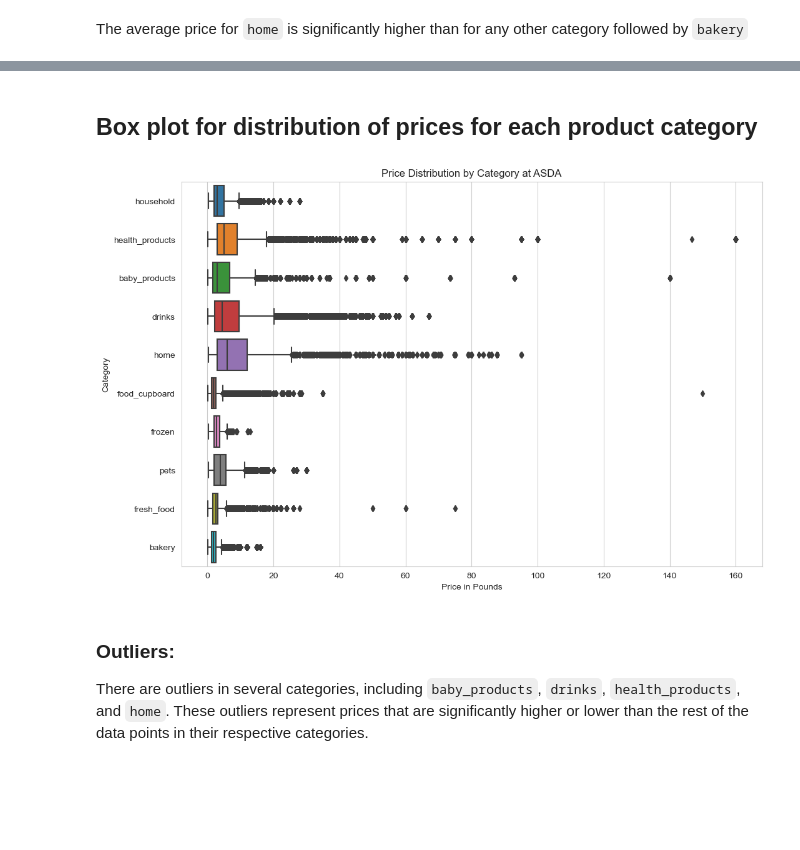
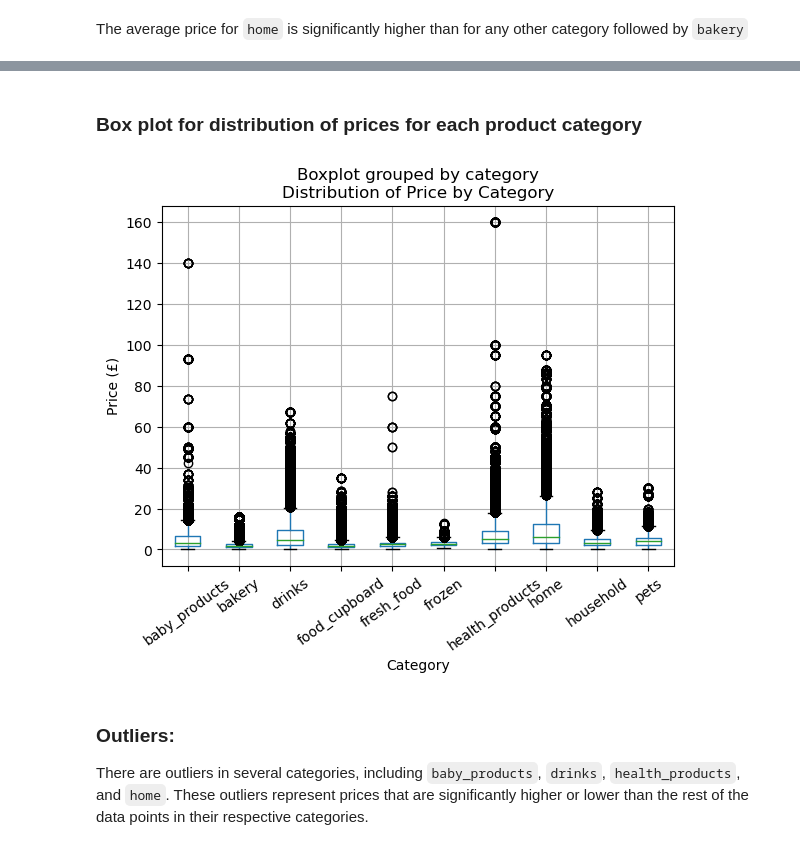
Before and after one commit to purvij07/Revenue-Prediction-Customer-Analytics-for-Supermarket-Data, a Jupyter notebook: code/Tesco_dataset.ipynb, the cells around one changed output, grey strips where cells are left out. Drawn from its saved outputs; the diff is of its cells as text; code cells hidden in the pictures; blank space fills up the shorter version.

```diff
--- a/code/Tesco_dataset.ipynb
+++ b/code/Tesco_dataset.ipynb
@@ -4,13 +4,8 @@
 import pandas as pd
 import numpy as np
 import seaborn as sns
-sns.set_style("whitegrid")
 import matplotlib.pyplot as plt
 %matplotlib inline
-
-import nltk
-from nltk.tokenize import word_tokenize
-from nltk.corpus import stopwords
 # %% [markdown]
 # Loading the "Tesco" supermarket data
 # %%
@@ -27,8 +22,7 @@ df_tesco.head()
 # Modifying the column names and changing the format of the date column
 # %%
 # changing the name of the columns
-df_tesco = df_tesco.rename(columns = {'prices_(£)' : 'prices_pounds' ,
-                                      'prices_unit_(£)' : 'per_unit_price'})
+df_tesco = df_tesco.rename(columns = {'prices_(¬£)' : 'prices_pounds' , 'prices_unit_(¬£)' : 'per_unit_price'})
 # %%
 # Correcting data types: Convert the 'date' column to datetime format
 df_tesco['date'] = pd.to_datetime(df_tesco['date'], format='%Y%m%d')
@@ -126,7 +120,7 @@ print(rows_starting_with_twix)
 ## Imputing the null value
 # %%
 # Specific row to impute the null value
-row_index_tesco = 483945
+row_index_tesco = 78831
 
 # Imputing the values for these specific columns
 columns_to_impute_tesco = ['prices_pounds', 'per_unit_price', 'unit']
@@ -251,18 +209,15 @@ The average price for `home` is significantly higher than for any other category
 # %% [markdown]
-## Box plot for distribution of prices for each product category
+### Box plot for distribution of prices for each product category
 # %%
-# Analyze the price distribution by category
-plt.figure(figsize=(12, 8))
-sns.boxplot(x='prices_pounds',
-            y='category',
-            data=df_tesco)
-plt.title('Price Distribution by Category at ASDA')
-plt.xlabel('Price in Pounds')
-plt.ylabel('Category')
-#plt.xticks(rotation=45)
+
+df_tesco.boxplot(column = "prices_pounds", by = "category")
+plt.title("Distribution of Price by Category")
+plt.xlabel("Category")
+plt.ylabel("Price (£)")
+plt.xticks(rotation = 36)
 plt.show()
 # %% [output]
-[figure, old version]
+[figure, new version]
 # %% [markdown]
 ### Outliers:
 There are outliers in several categories, including `baby_products`, `drinks`, `health_products`, and `home`. These outliers represent prices that are significantly higher or lower than the rest of the data points in their respective categories.
```
Also changed, not shown: parts of 34 cells of this notebook, 10 other files.
